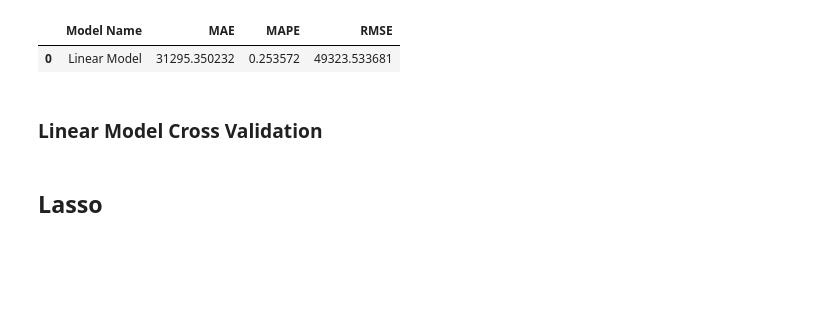
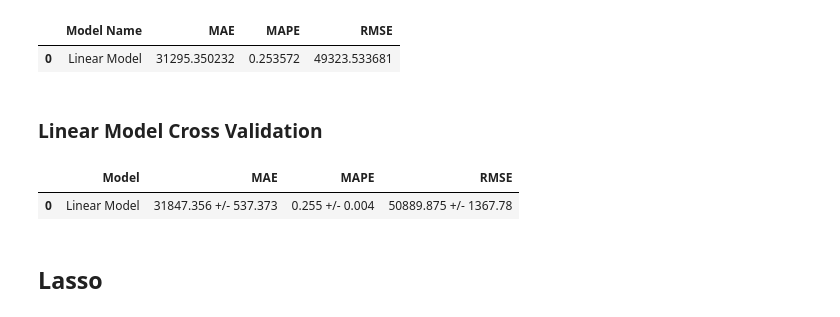
Before and after one commit to ArthurMesquita96/Mobility-Cars, a Jupyter notebook: Mobility_Cars_ciclo_3.ipynb, the cells around one changed output. Cells and saved outputs as stored; diff of their text form; code cells hidden in the pictures; blank space fills up the shorter version.

```diff
--- a/Mobility_Cars_ciclo_3.ipynb
+++ b/Mobility_Cars_ciclo_3.ipynb
@@ -172,19 +172,35 @@ def test_preparation(x_test_prep, y_test_prep):
 
     return x_test_prep, y_test_prep
 
-def cross_validation_k_fold(X, y, features_selected, model_name, model, k):
+def cross_validation_k_fold(X_cross, y_cross, features_selected, model_name, model, k):
 
     cv_results = pd.DataFrame()
 
     k_fold = ms.KFold(n_splits=k)
 
+    X_cross = feature_engineering(X_cross)
+
+    cols_drop = [
+         'ID',
+         'num_fotos',
+         'attr_veiculo_aceita_troca',
+         'attr_veiculo_único_dono',
+         'attr_veiculo_todas_as_revisões_feitas_pela_concessionária',
+         'attr_veiculo_ipva_pago',
+         'attr_veiculo_licenciado',
+         'attr_veiculo_garantia_de_fábrica',
+         'attr_veiculo_todas_as_revisões_feitas_pela_agenda_do_carro',
+         'attr_veiculo_alienado']
+
+    X_cross = X_cross.drop(columns=cols_drop)
+
     ## Para cada k_fold
-    for i, (train_index, test_index) in enumerate(k_fold.split(X)):
+    for i, (train_index, test_index) in enumerate(k_fold.split(X_cross)):
 
         # Separar treino e teste
-        X_train_cross, y_train_cross = X.iloc[train_index], y.iloc[train_index]
+        X_train_cross, y_train_cross = X_cross.loc[train_index], y_cross.iloc[train_index]
 
-        X_test_cross, y_test_cross = X.iloc[test_index], y.iloc[test_index]
+        X_test_cross, y_test_cross = X_cross.loc[test_index], y_cross.iloc[test_index]
 
         ## Data Preparation
         # Transformar treino
@@ -1620,8 +1636,11 @@ ml_error('Linear Model', np.expm1(y_test), np.expm1(y_pred))
 # %% [markdown]
 ### Linear Model Cross Validation
 # %%
-# cv_linear_model = cross_validation_k_fold(X, y, features_selected, 'Linear Model', lm_model, 10)
-# cv_linear_model
+cv_linear_model = cross_validation_k_fold(X, y, features_selected, 'Linear Model', lm_model, 10)
+cv_linear_model
+# %% [output]
+|  | Model | MAE | MAPE | RMSE |
+| 0 | Linear Model | 31847.356 +/- 537.373 | 0.255 +/- 0.004 | 50889.875 +/- 1367.78 |
 # %% [markdown]
 ## Lasso
 # %%
```
Also changed, not shown: parts of 21 cells of this notebook, 15 other files.
